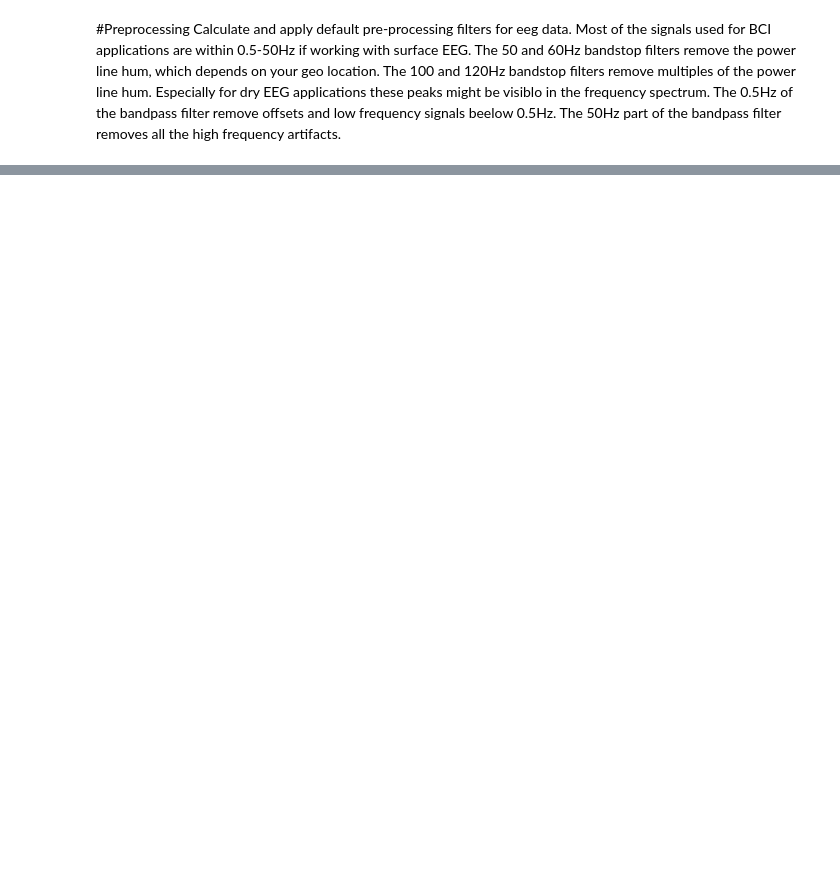
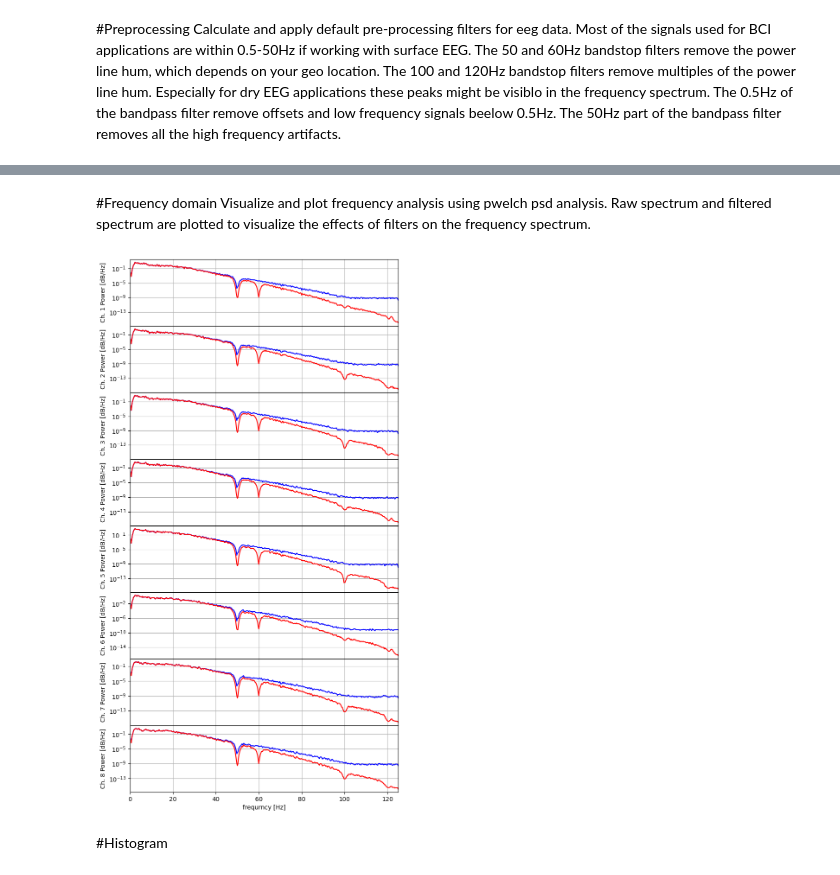
Before and after one commit to EEGKit/EEG-Signal-Quality, a Jupyter notebook: EEGSignalQuality.ipynb, the cells around one changed output, grey strips where cells are left out. Saved outputs shown, nothing was run; the diff lists cells and outputs as text; code cells hidden in the pictures; blank space fills up the shorter version.

```diff
--- a/EEGSignalQuality.ipynb
+++ b/EEGSignalQuality.ipynb
@@ -51,0 +53,28 @@ mp.show()
+# %% [markdown]
+#Frequency domain
+Visualize and plot frequency analysis using pwelch psd analysis. Raw spectrum and filtered spectrum are plotted to visualize the effects of filters on the frequency spectrum.
+# %%
+segmentLength = 4 * samplingRate;
+spectrumRaw = np.zeros((segmentLength // 2 + 1, numberOfEegChannels))
+spectrumFilt = np.zeros((segmentLength // 2 + 1, numberOfEegChannels))
+
+frequencies = None
+for i in range(numberOfEegChannels):
+    frequencies, spectrumRaw[:, i] = sp.welch(eeg[:, i], fs=samplingRate, nperseg=segmentLength)
+    frequencies, spectrumFilt[:, i] = sp.welch(eegfilt[:, i], fs=samplingRate, nperseg=segmentLength)
+
+fig, axs = mp.subplots(numberOfEegChannels, 1, sharex=True, figsize=(8, 2*numberOfEegChannels), )
+fig.subplots_adjust(hspace=0)
+for i in range(numberOfEegChannels):
+    axs[i].semilogy(frequencies, spectrumRaw[:, i], color='blue', linestyle='-')
+    axs[i].semilogy(frequencies, spectrumFilt[:, i], color='red', linestyle='-')
+    axs[i].set_ylabel(f'Ch. {i+1} Power [dB/Hz]')
+    axs[i].set_xlim(0, frequencies[frequencies.shape[0]-1])
+    axs[i].grid(True)
+
+axs[numberOfEegChannels - 1].set_xlabel('frequrncy [Hz]')
+mp.show()
+# %% [output]
+[figure, added]
+# %% [markdown]
+#Histogram
```
Also changed, not shown: parts of 3 cells of this notebook.
